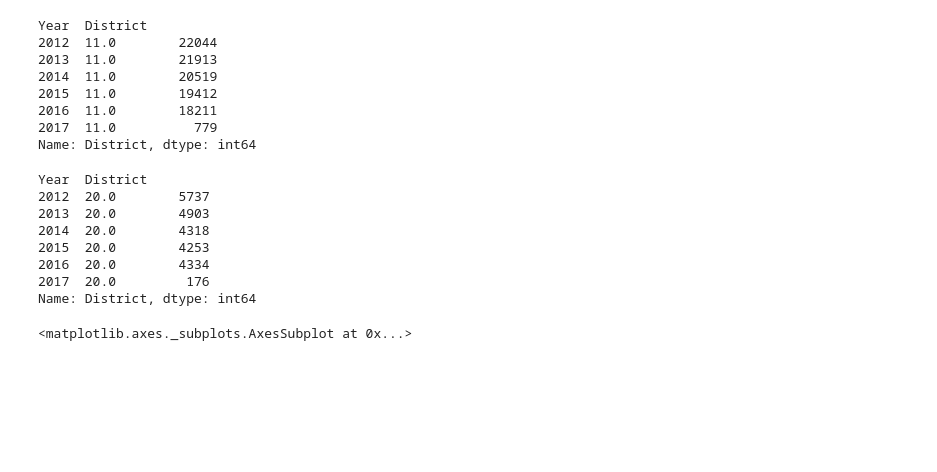
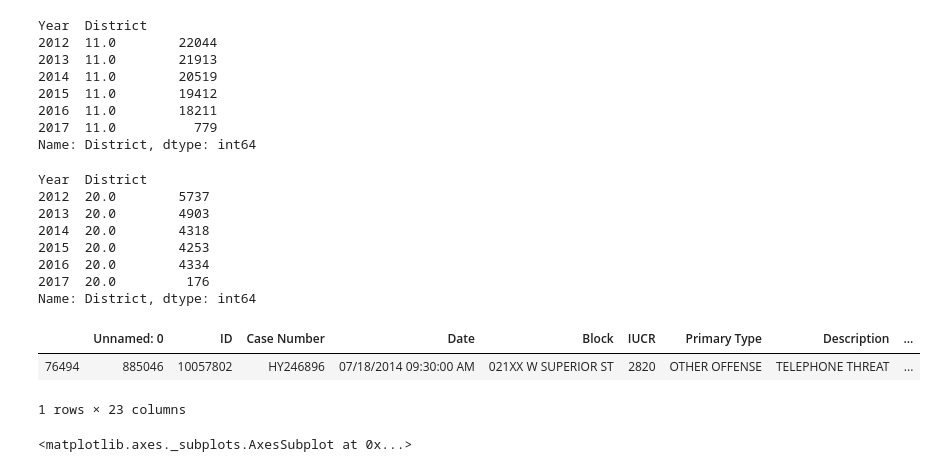
Before and after one commit to yurickyh/MAC0459, a Jupyter notebook: Chicago_Crime_Team_EP/DataScienceEP2.ipynb, the cells around one changed output. Saved outputs shown, nothing was run; the diff lists cells and outputs as text; code cells hidden in the pictures; blank space fills up the shorter version.

```diff
--- a/Chicago_Crime_Team_EP/DataScienceEP2.ipynb
+++ b/Chicago_Crime_Team_EP/DataScienceEP2.ipynb
@@ -1071,6 +1086,12 @@ Year  District
 2016  20.0        4334
 2017  20.0         176
 Name: District, dtype: int64
+# %%
+crimes[crimes["District"] == 13.0]
+# %% [output]
+|  | Unnamed: 0 | ID | Case Number | Date | Block | IUCR | Primary Type | Description | ... |
+| 76494 | 885046 | 10057802 | HY246896 | 07/18/2014 09:30:00 AM | 021XX W SUPERIOR ST | 2820 | OTHER OFFENSE | TELEPHONE THREAT | ... |
+1 rows × 23 columns
 # %%
 district_df = pd.DataFrame({'District 11': district_11_crimes_per_year.values, 'District 20': district_20_crimes_per_year.values}, index=[i for i in range(2012, 2018)])
 district_df.plot.bar(figsize=(10,10))
```
Also changed, not shown: parts of 5 cells of this notebook.
